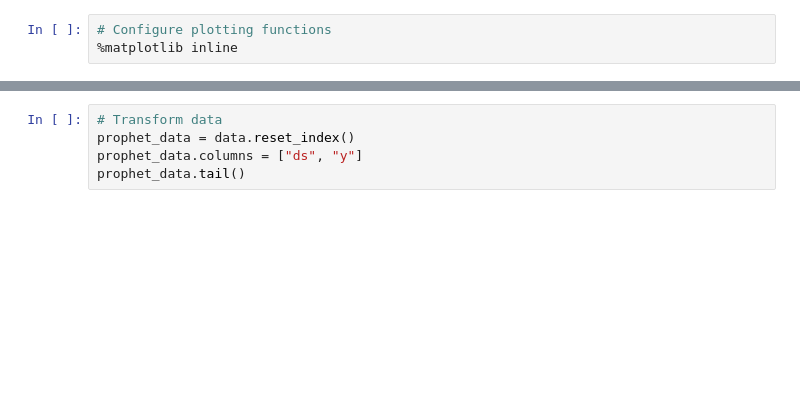
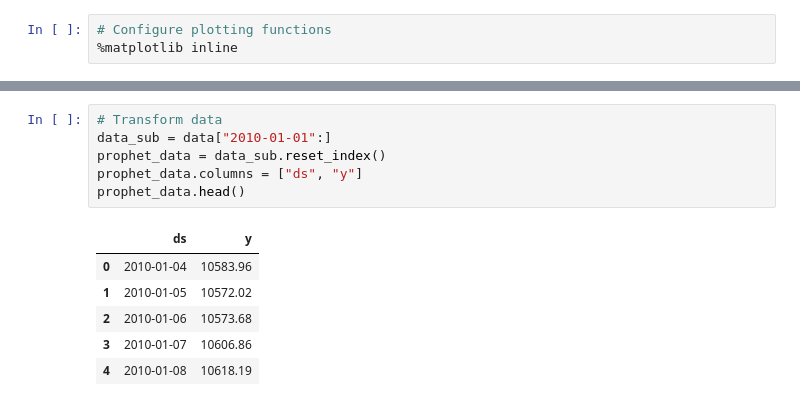
Before and after one commit to DecodedCo/quandl-python-demo, a Jupyter notebook: quandl-api-demo-v-1-3.ipynb, the cells around one changed output, grey strips where cells are left out. Cells and saved outputs as stored; diff of their text form; blank space fills up the shorter version.

```diff
--- a/quandl-api-demo-v-1-3.ipynb
+++ b/quandl-api-demo-v-1-3.ipynb
@@ -21,8 +34,16 @@ data.plot()
 # %%
 # Transform data
-prophet_data = data.reset_index()
+data_sub = data["2010-01-01":]
+prophet_data = data_sub.reset_index()
 prophet_data.columns = ["ds", "y"]
-prophet_data.tail()
+prophet_data.head()
+# %% [output]
+|  | ds | y |
+| 0 | 2010-01-04 | 10583.96 |
+| 1 | 2010-01-05 | 10572.02 |
+| 2 | 2010-01-06 | 10573.68 |
+| 3 | 2010-01-07 | 10606.86 |
+| 4 | 2010-01-08 | 10618.19 |
 # %%
 # Fit model
 m = Prophet()
```
Also changed, not shown: parts of 7 cells of this notebook.
